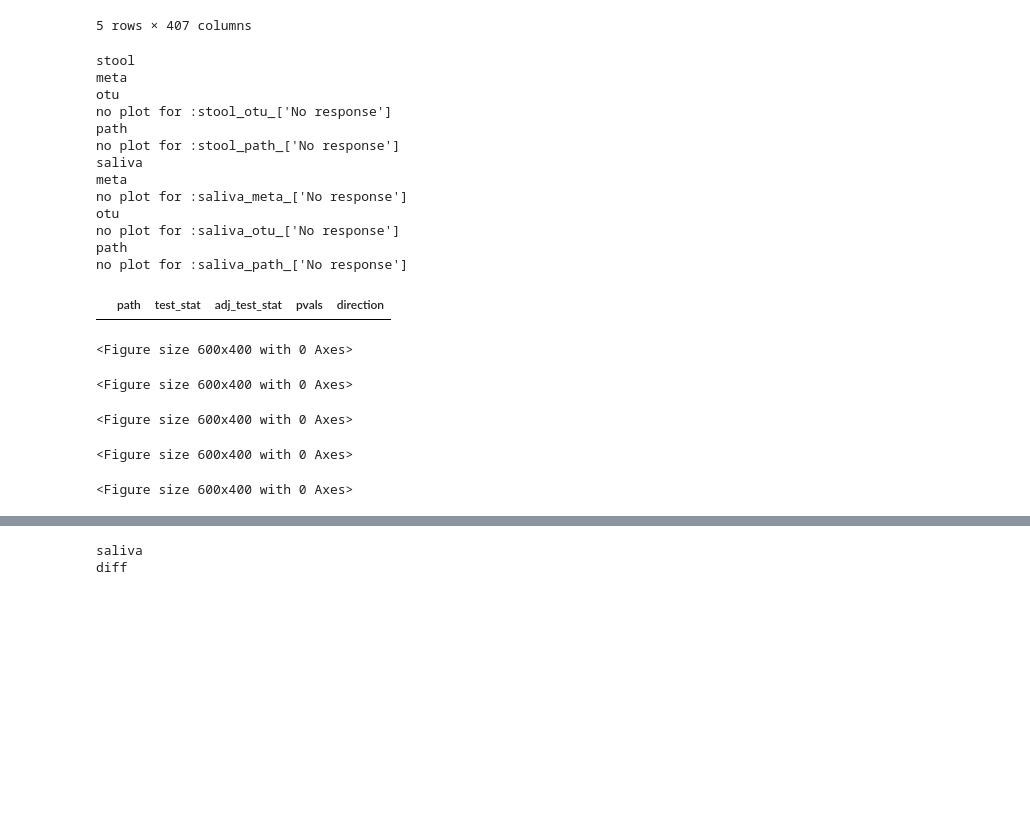
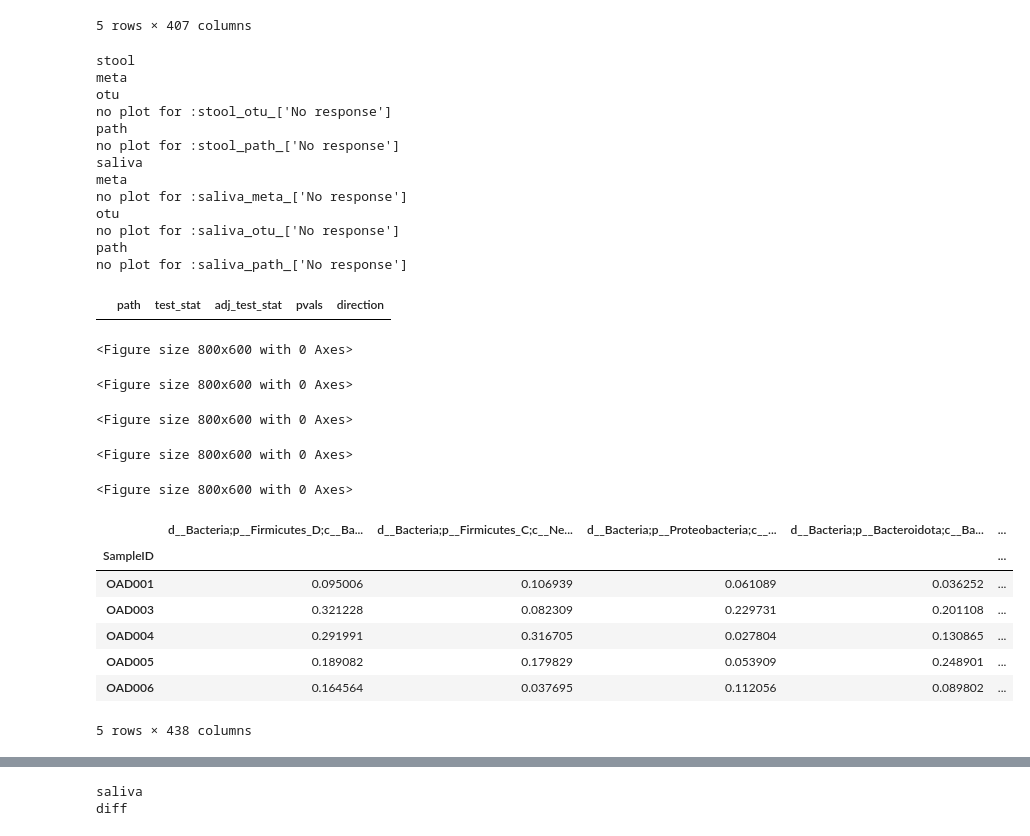
Before and after one commit to kbpi314/oa, a Jupyter notebook: code/oa_v4.ipynb, the cells around one changed output, grey strips where cells are left out. Drawn from its saved outputs; the diff is of its cells as text; code cells hidden in the pictures; blank space fills up the shorter version.

Commit message:
automated DA and mediation

```diff
--- a/code/oa_v4.ipynb
+++ b/code/oa_v4.ipynb
@@ -1288,7 +1288,7 @@ for g in ['stool','saliva']:
             # plot
             # create plot
             try:
-                plt.figure(figsize=(6,4))
+                plt.figure(figsize=(8,6))
                 sns.set_theme(style="whitegrid")
 
                 sns.set_color_codes("pastel")
@@ -1303,6 +1303,8 @@ for g in ['stool','saliva']:
                 plt.title(g + '_' + d + '_' + str(keep))
                 plt.savefig(path + 'outputs/jobs18/DA_hbarplot_' + g + '_' + d + '_' + str(keep) + '.pdf')
                 plt.close()
+                df.to_csv(path + 'outputs/jobs18/' + g + '_' + d + '_' + str(keep) + '.tsv', sep='\t')
+
             except:
                 print('no plot for :' + g + '_' + d + '_' + str(keep))
 df.head()
@@ -1321,8 +1323,30 @@ no plot for :saliva_otu_['No response']
 path
 no plot for :saliva_path_['No response']
 |  | path | test_stat | adj_test_stat | pvals | direction |
-<Figure size 600x400 with 0 Axes>
+<Figure size 800x600 with 0 Axes>
-<Figure size 600x400 with 0 Axes>
+<Figure size 800x600 with 0 Axes>
-<Figure size 600x400 with 0 Axes>
+<Figure size 800x600 with 0 Axes>
-<Figure size 600x400 with 0 Axes>
+<Figure size 800x600 with 0 Axes>
-<Figure size 600x400 with 0 Axes>
+<Figure size 800x600 with 0 Axes>
+# %%
+# compute mediation
+for g in ['stool','saliva']:
+    df_M = pd.read_csv(path + 'inputs/cutie_df_meta_' + g + '.tsv', sep='\t', index_col=0)
+    df_M.iloc[:,:-1].to_csv(path + 'inputs/mediation_meta_' + g + '_post_test.txt', sep='\t')
+
+    df_Y = df_meta_paired[['VAS_Pt_diff', 'WOMAC_pain_diff']]
+    df_Y.to_csv(path + 'inputs/mediation_WMdiff_test.txt', sep='\t')
+
+    df_X = pd.read_csv(path + 'inputs/cutie_df_taxa_' + g + '.tsv', sep='\t', index_col=0)
+    df_X.index = df_X.index.map(lambda x: x.split('.post')[0].replace('-',''))
+    df_X.to_csv(path + 'inputs/mediation_taxa_' + g + '_post_test.txt', sep='\t')
+df_X.head()
+# %% [output]
+|  | d__Bacteria;p__Firmicutes_D;c__Ba... | d__Bacteria;p__Firmicutes_C;c__Ne... | d__Bacteria;p__Proteobacteria;c__... | d__Bacteria;p__Bacteroidota;c__Ba... | ... |
+| SampleID |  |  |  |  | ... |
+| OAD001 | 0.095006 | 0.106939 | 0.061089 | 0.036252 | ... |
+| OAD003 | 0.321228 | 0.082309 | 0.229731 | 0.201108 | ... |
+| OAD004 | 0.291991 | 0.316705 | 0.027804 | 0.130865 | ... |
+| OAD005 | 0.189082 | 0.179829 | 0.053909 | 0.248901 | ... |
+| OAD006 | 0.164564 | 0.037695 | 0.112056 | 0.089802 | ... |
+5 rows × 438 columns
```
Also changed, not shown: parts of 3 cells of this notebook.
